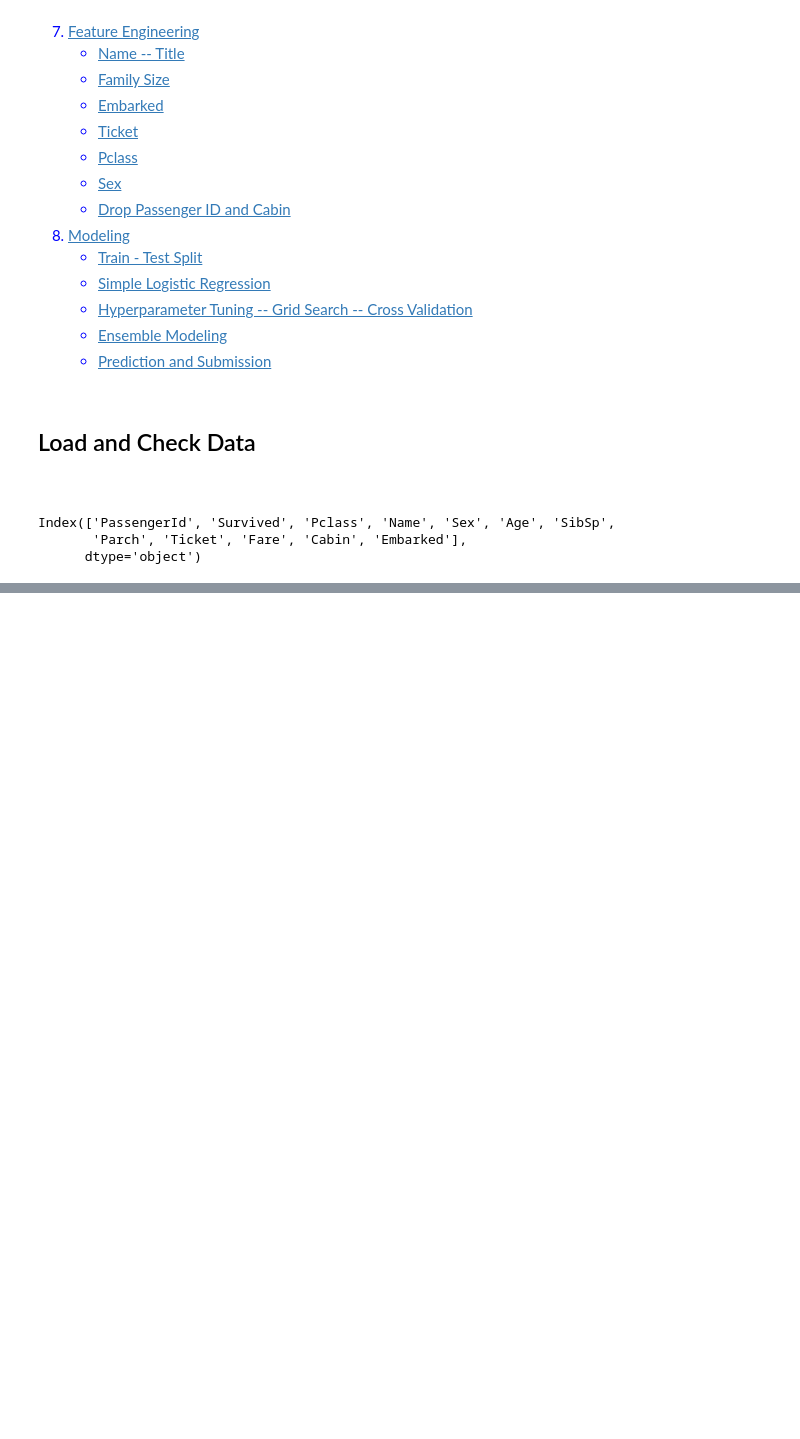
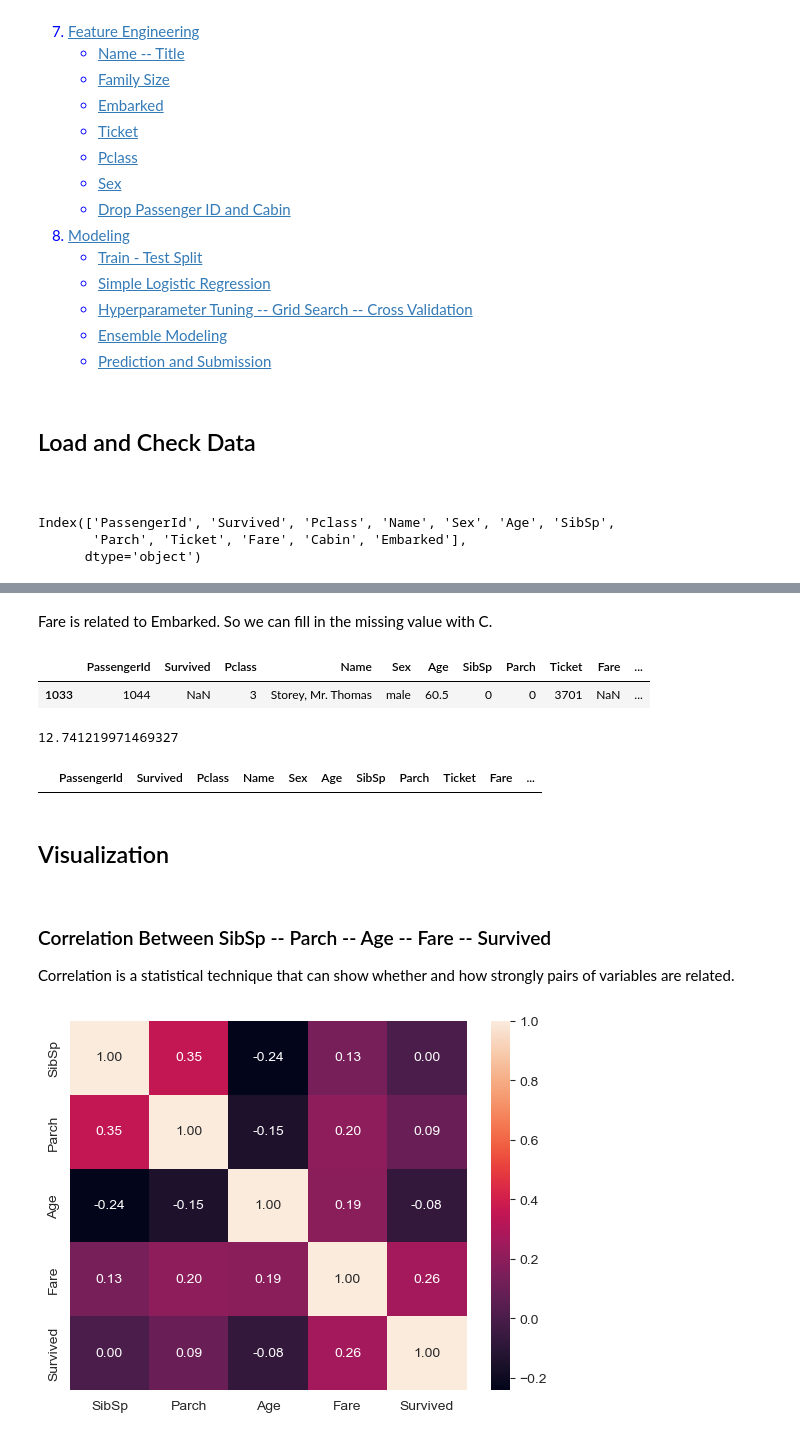
Before and after one commit to yasinsametkaraca/titanic-eda-prediction, a Jupyter notebook: titanic-predicton-exploratory-data-analysis-eda.ipynb, the cells around one changed output, grey strips where cells are left out. Drawn from its saved outputs; the diff is of its cells as text; code cells hidden in the pictures; blank space fills up the shorter version.

```diff
--- a/titanic-predicton-exploratory-data-analysis-eda.ipynb
+++ b/titanic-predicton-exploratory-data-analysis-eda.ipynb
@@ -82,0 +457,32 @@ Index(['PassengerId', 'Survived', 'Pclass', 'Name', 'Sex', 'Age', 'SibSp',
+# %% [markdown]
+Fare is related to Embarked. So we can fill in the missing value with C.
+# %%
+train_df["Embarked"] = train_df["Embarked"].fillna("C")
+# %%
+train_df[train_df["Fare"].isnull()]
+# %% [output]
+|  | PassengerId | Survived | Pclass | Name | Sex | Age | SibSp | Parch | Ticket | Fare | ... |
+| 1033 | 1044 | NaN | 3 | Storey, Mr. Thomas | male | 60.5 | 0 | 0 | 3701 | NaN | ... |
+# %%
+np.mean(train_df[train_df["Pclass"] == 3]["Fare"])
+# %% [output]
+12.741219971469327
+# %%
+train_df["Fare"] = train_df["Fare"].fillna(np.mean(train_df[train_df["Pclass"] == 3]["Fare"]))
+# %%
+train_df[train_df["Fare"].isnull()]
+# %% [output]
+|  | PassengerId | Survived | Pclass | Name | Sex | Age | SibSp | Parch | Ticket | Fare | ... |
+# %% [markdown]
+## Visualization
+<a id="11"></a>
+# %% [markdown]
+### Correlation Between SibSp -- Parch -- Age -- Fare -- Survived
+<a id="12"></a>
+Correlation is a statistical technique that can show whether and how strongly pairs of variables are related.
+# %%
+list1 = ["SibSp", "Parch", "Age", "Fare", "Survived"]
+sns.heatmap(train_df[list1].corr(), annot = True, fmt = ".2f")  # annot = True means that we want to see correlation values in heatmap. fmt = ".2f" means that we want to see 2 digits after comma.
+plt.show()
+# %% [output]
+[figure, added]
```
Also changed, not shown: parts of 64 cells of this notebook.
